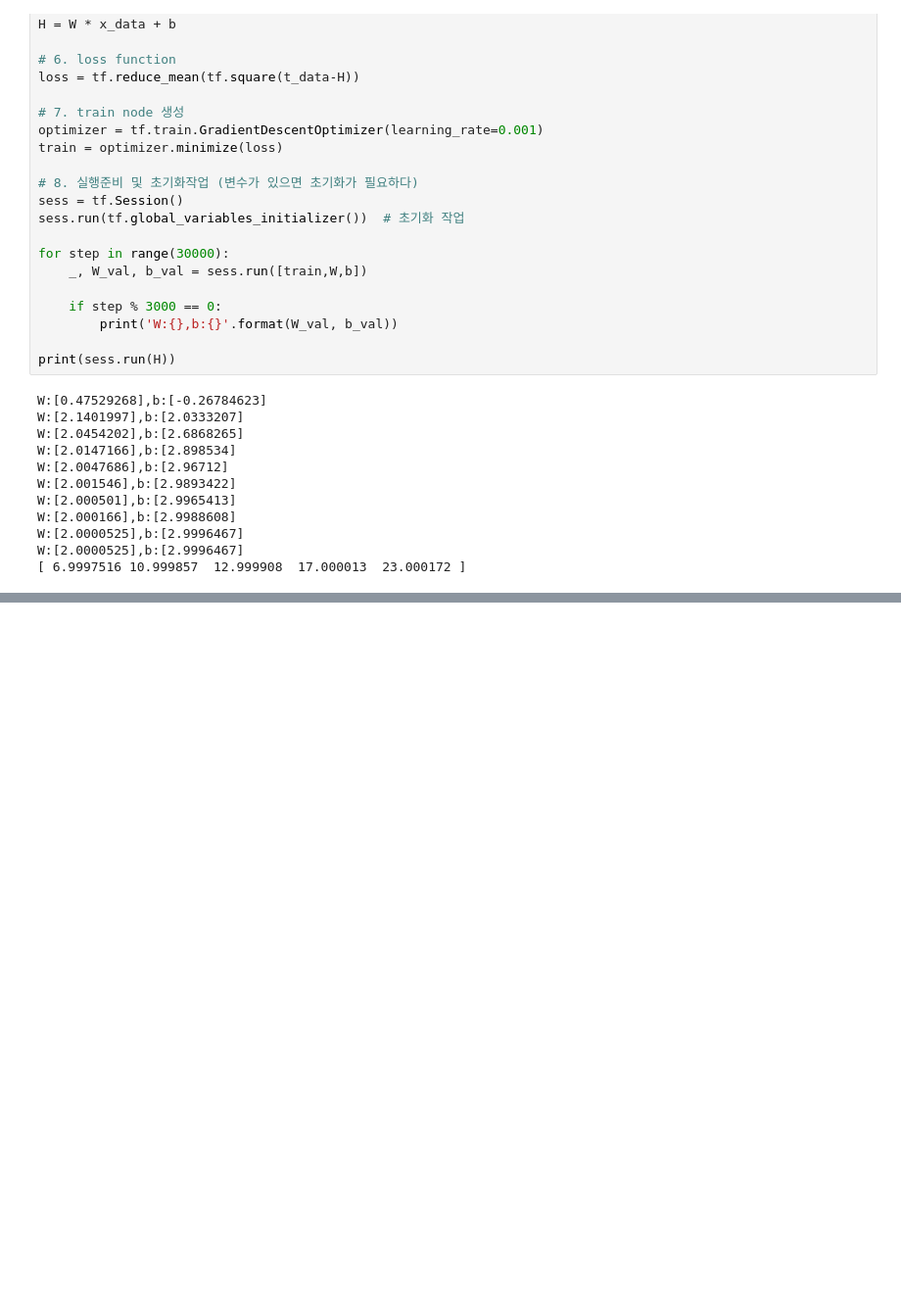
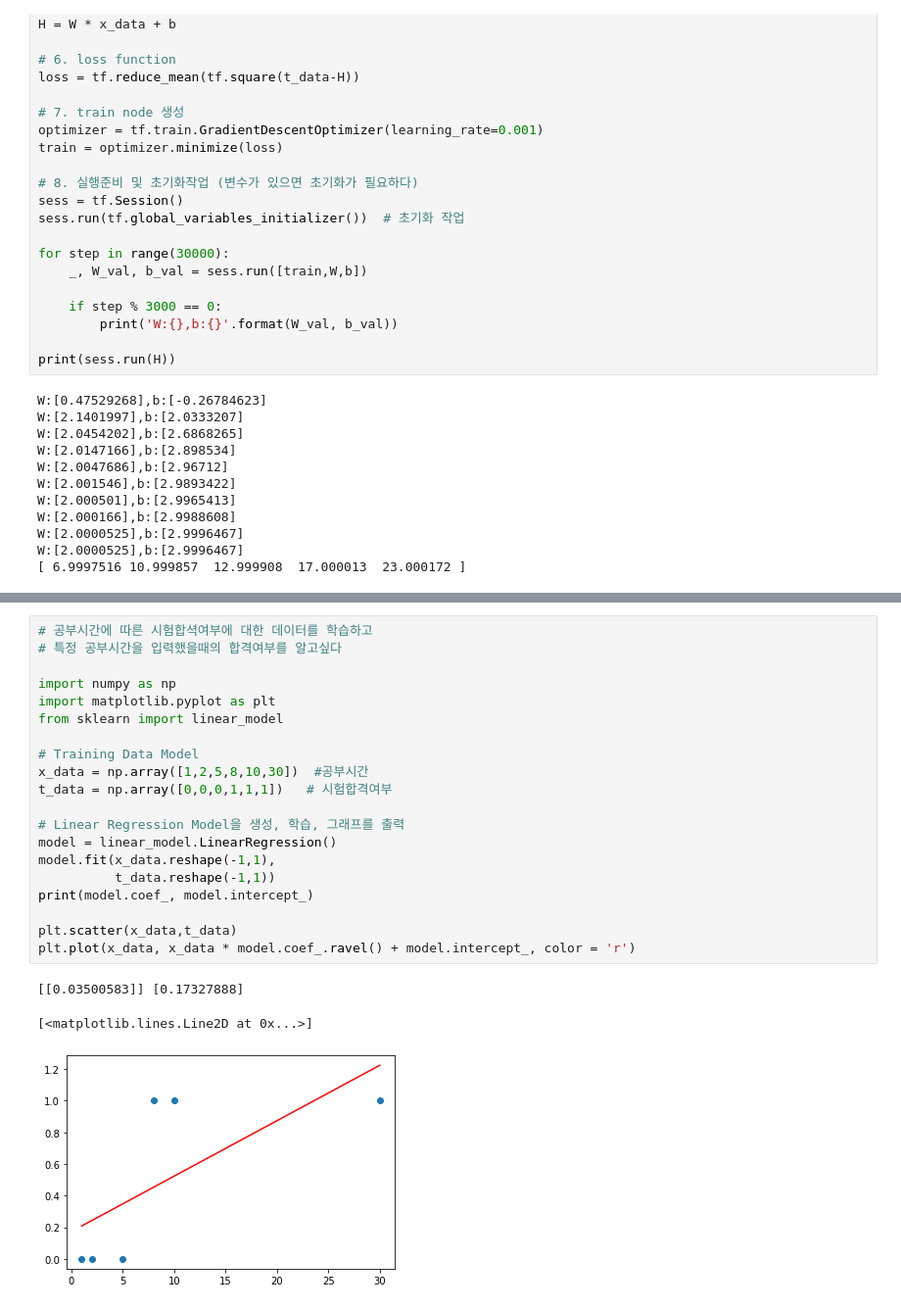
Before and after one commit to sehun4239/Data-analysis-Machine-Learning-Basic, a Jupyter notebook: 03.Machine_Learning.ipynb, the cells around one changed output, grey strips where cells are left out. Shown at 98% size. Cells and saved outputs as stored; diff of their text form; blank space fills up the shorter version.

```diff
--- a/03.Machine_Learning.ipynb
+++ b/03.Machine_Learning.ipynb
@@ -1112,0 +1293,24 @@ W:[2.0000525],b:[2.9996467]
+# %%
+# 공부시간에 따른 시험합셕여부에 대한 데이터를 학습하고
+# 특정 공부시간을 입력했을때의 합격여부를 알고싶다
+
+import numpy as np
+import matplotlib.pyplot as plt
+from sklearn import linear_model
+
+# Training Data Model
+x_data = np.array([1,2,5,8,10,30])  #공부시간
+t_data = np.array([0,0,0,1,1,1])   # 시험합격여부
+
+# Linear Regression Model을 생성, 학습, 그래프를 출력
+model = linear_model.LinearRegression()
+model.fit(x_data.reshape(-1,1),
+          t_data.reshape(-1,1))
+print(model.coef_, model.intercept_)
+
+plt.scatter(x_data,t_data)
+plt.plot(x_data, x_data * model.coef_.ravel() + model.intercept_, color = 'r')
+# %% [output]
+[[0.03500583]] [0.17327888]
+[<matplotlib.lines.Line2D at 0x...>]
+[figure, added]
```
Also changed, not shown: parts of 6 cells of this notebook.
